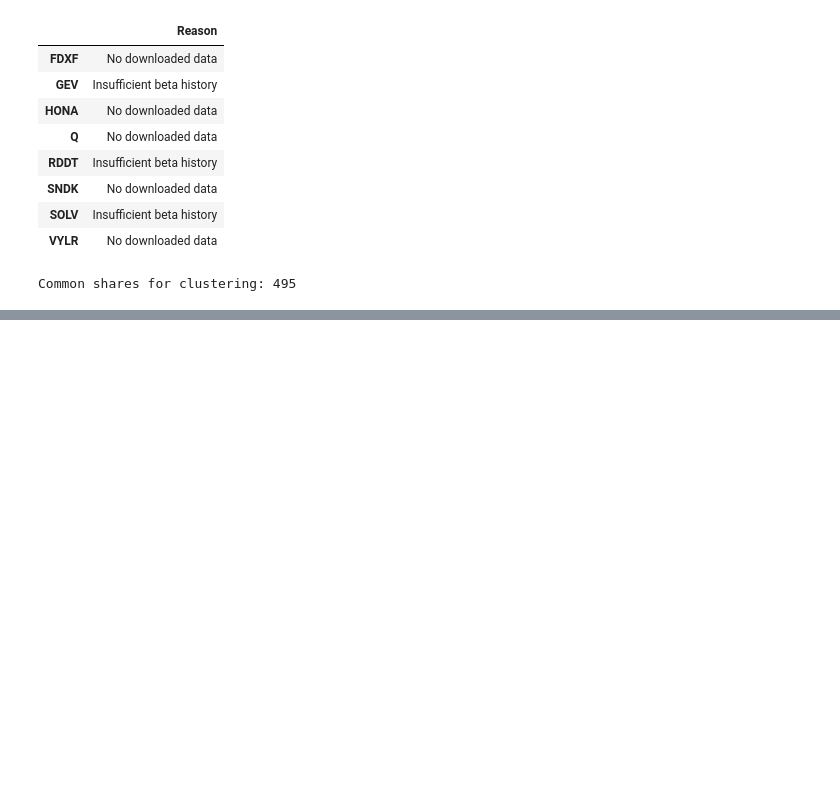
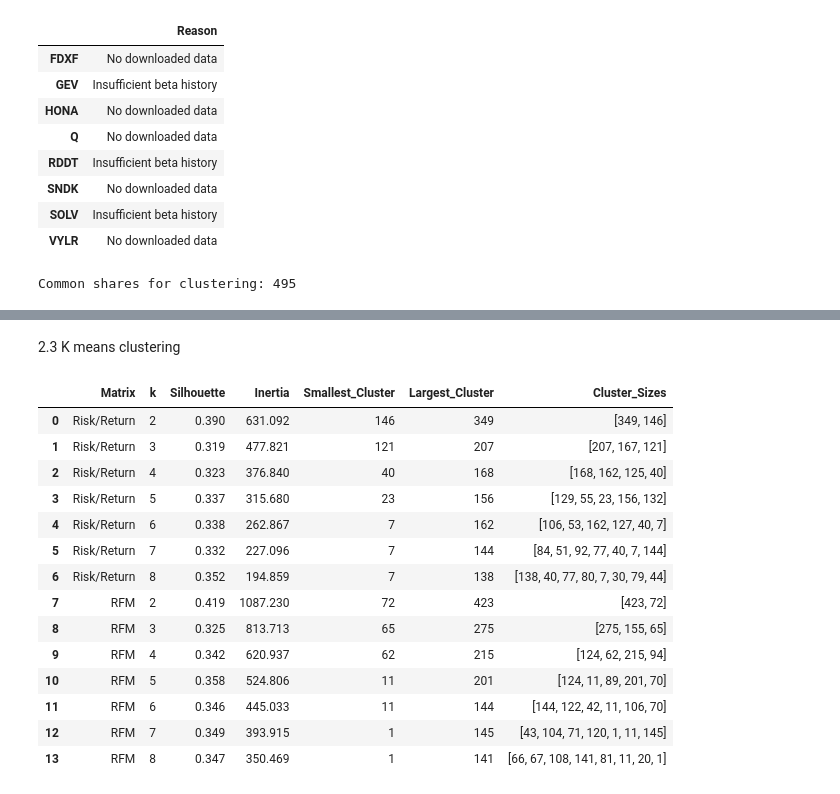
Before and after one commit to Laksikakottegoda/CRM-CM_CWRepo_20221208_w2120879, a Jupyter notebook: CRM_CM_CW_20221208_2120879.ipynb, the cells around one changed output, grey strips where cells are left out. Saved outputs shown, nothing was run; the diff lists cells and outputs as text; code cells hidden in the pictures; blank space fills up the shorter version.

```diff
--- a/CRM_CM_CW_20221208_2120879.ipynb
+++ b/CRM_CM_CW_20221208_2120879.ipynb
@@ -574,0 +915,60 @@ Common shares for clustering: 495
+# %% [markdown]
+ 2.3 K means clustering
+# %%
+
+# 2.3 K-means clustering - compare k = 2 to 8
+
+from sklearn.cluster import KMeans
+from sklearn.metrics import silhouette_score
+
+kmeans_results = []
+
+for name, X in [
+    ("Risk/Return", risk_scaled),
+    ("RFM", rfm_scaled)
+]:
+    for k in range(2, 9):
+
+        model = KMeans(
+            n_clusters=k,
+            random_state=42,
+            n_init=20
+        )
+
+        labels = model.fit_predict(X)
+        sizes = pd.Series(labels).value_counts().sort_index()
+
+        kmeans_results.append({
+            "Matrix": name,
+            "k": k,
+            "Silhouette": silhouette_score(X, labels),
+            "Inertia": model.inertia_,
+            "Smallest_Cluster": sizes.min(),
+            "Largest_Cluster": sizes.max(),
+            "Cluster_Sizes": str(sizes.tolist())
+        })
+
+kmeans_results = pd.DataFrame(kmeans_results)
+
+display(kmeans_results.round(3))
+
+kmeans_results.to_csv(
+    folder / "kmeans_k_evaluation.csv",
+    index=False
+)
+# %% [output]
+|  | Matrix | k | Silhouette | Inertia | Smallest_Cluster | Largest_Cluster | Cluster_Sizes |
+| 0 | Risk/Return | 2 | 0.390 | 631.092 | 146 | 349 | [349, 146] |
+| 1 | Risk/Return | 3 | 0.319 | 477.821 | 121 | 207 | [207, 167, 121] |
+| 2 | Risk/Return | 4 | 0.323 | 376.840 | 40 | 168 | [168, 162, 125, 40] |
+| 3 | Risk/Return | 5 | 0.337 | 315.680 | 23 | 156 | [129, 55, 23, 156, 132] |
+| 4 | Risk/Return | 6 | 0.338 | 262.867 | 7 | 162 | [106, 53, 162, 127, 40, 7] |
+| 5 | Risk/Return | 7 | 0.332 | 227.096 | 7 | 144 | [84, 51, 92, 77, 40, 7, 144] |
+| 6 | Risk/Return | 8 | 0.352 | 194.859 | 7 | 138 | [138, 40, 77, 80, 7, 30, 79, 44] |
+| 7 | RFM | 2 | 0.419 | 1087.230 | 72 | 423 | [423, 72] |
+| 8 | RFM | 3 | 0.325 | 813.713 | 65 | 275 | [275, 155, 65] |
+| 9 | RFM | 4 | 0.342 | 620.937 | 62 | 215 | [124, 62, 215, 94] |
+| 10 | RFM | 5 | 0.358 | 524.806 | 11 | 201 | [124, 11, 89, 201, 70] |
+| 11 | RFM | 6 | 0.346 | 445.033 | 11 | 144 | [144, 122, 42, 11, 106, 70] |
+| 12 | RFM | 7 | 0.349 | 393.915 | 1 | 145 | [43, 104, 71, 120, 1, 11, 145] |
+| 13 | RFM | 8 | 0.347 | 350.469 | 1 | 141 | [66, 67, 108, 141, 81, 11, 20, 1] |
```
Also changed, not shown: parts of 33 cells of this notebook.
